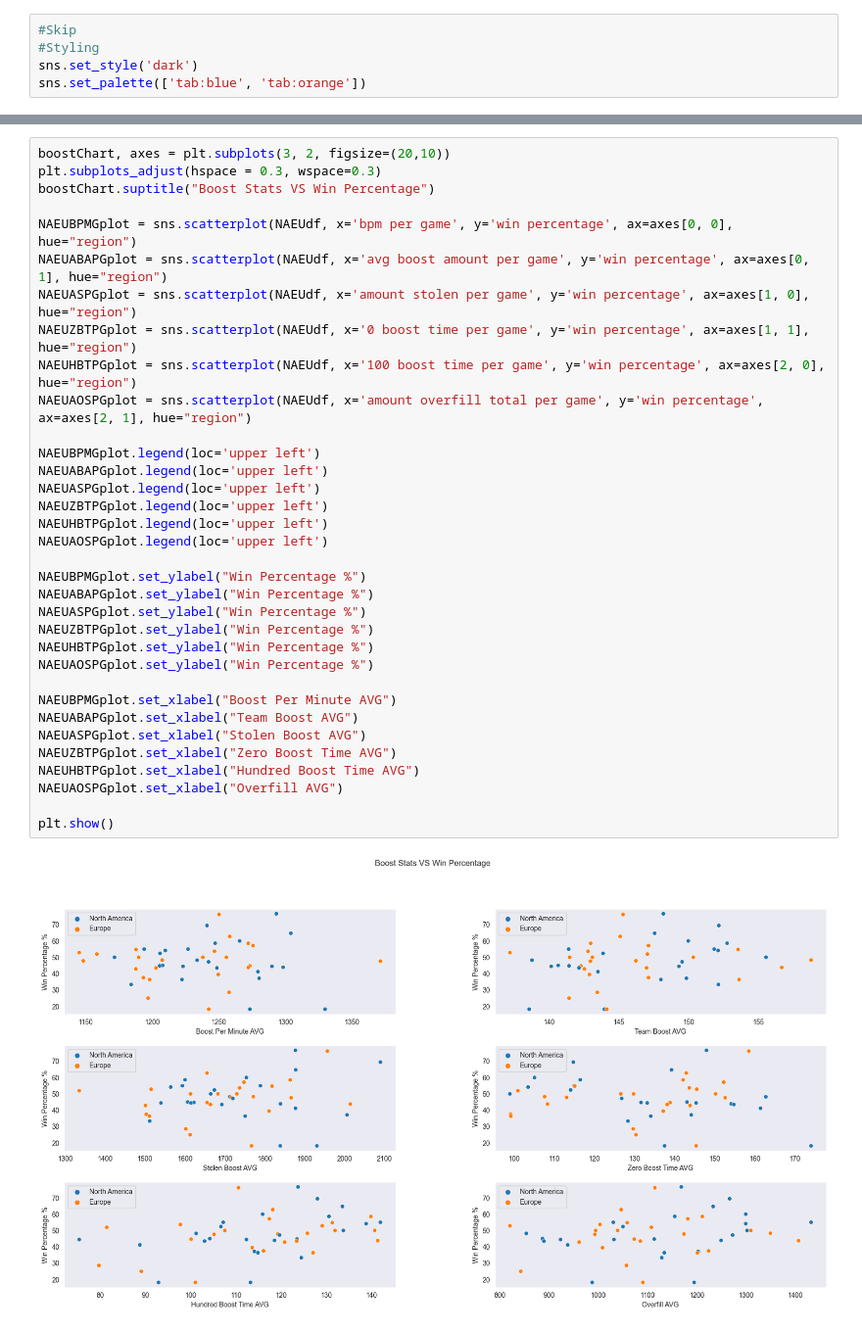
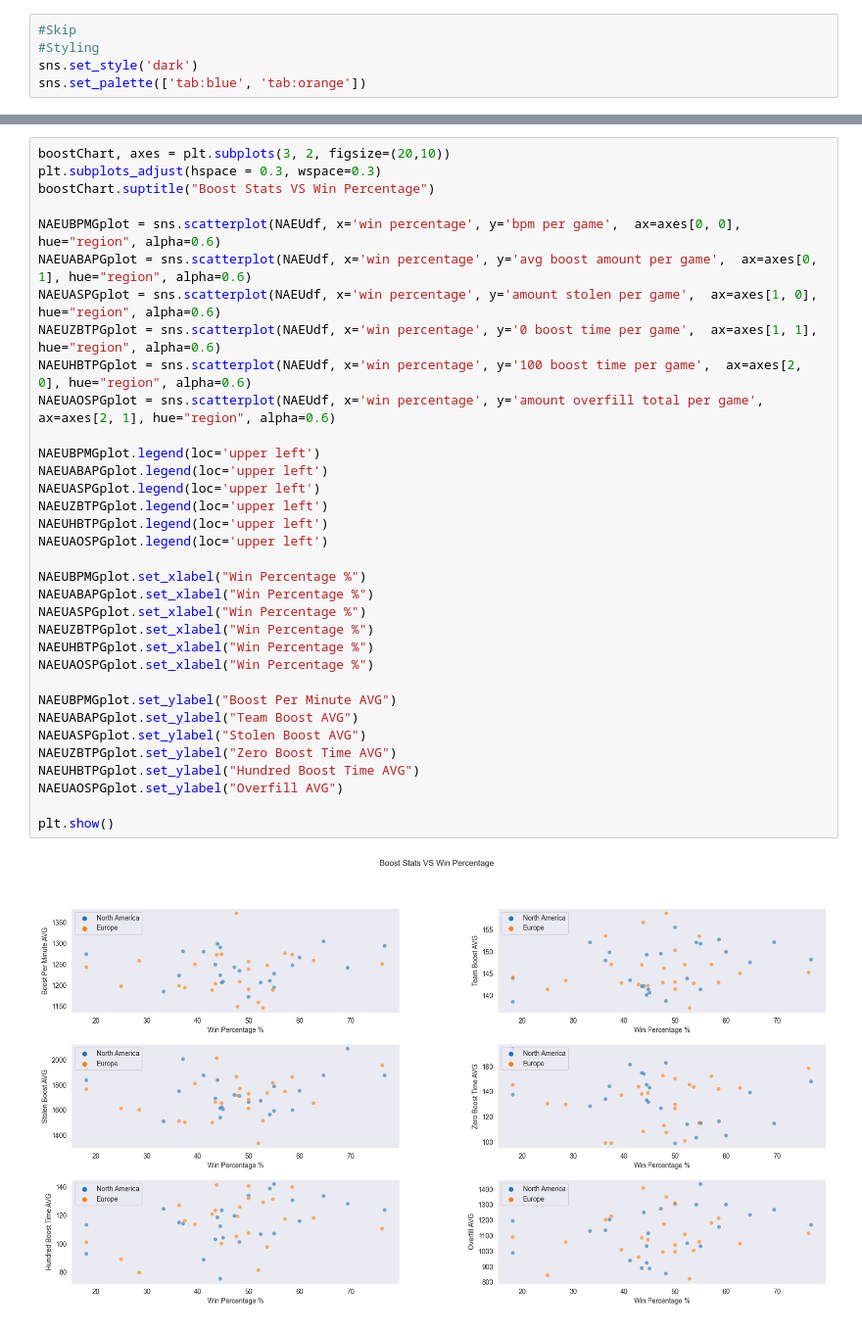
Before and after one commit to dewy413/DataVizFinal, a Jupyter notebook: main.ipynb, the cells around one changed output, grey strips where cells are left out. Shown: that part at 98% size. Drawn from its saved outputs; the diff is of its cells as text.

```diff
--- a/main.ipynb
+++ b/main.ipynb
@@ -68,39 +78,39 @@ plt.show()
 # %%
 boostChart, axes = plt.subplots(3, 2, figsize=(20,10))
 plt.subplots_adjust(hspace = 0.3, wspace=0.3)
 boostChart.suptitle("Boost Stats VS Win Percentage")
 
-NAEUBPMGplot = sns.scatterplot(NAEUdf, x='bpm per game', y='win percentage', ax=axes[0, 0], hue="region")
-NAEUABAPGplot = sns.scatterplot(NAEUdf, x='avg boost amount per game', y='win percentage', ax=axes[0, 1], hue="region")
-NAEUASPGplot = sns.scatterplot(NAEUdf, x='amount stolen per game', y='win percentage', ax=axes[1, 0], hue="region")
-NAEUZBTPGplot = sns.scatterplot(NAEUdf, x='0 boost time per game', y='win percentage', ax=axes[1, 1], hue="region")
-NAEUHBTPGplot = sns.scatterplot(NAEUdf, x='100 boost time per game', y='win percentage', ax=axes[2, 0], hue="region")
-NAEUAOSPGplot = sns.scatterplot(NAEUdf, x='amount overfill total per game', y='win percentage', ax=axes[2, 1], hue="region")
+NAEUBPMGplot = sns.scatterplot(NAEUdf, x='win percentage', y='bpm per game',  ax=axes[0, 0], hue="region", alpha=0.6)
+NAEUABAPGplot = sns.scatterplot(NAEUdf, x='win percentage', y='avg boost amount per game',  ax=axes[0, 1], hue="region", alpha=0.6)
+NAEUASPGplot = sns.scatterplot(NAEUdf, x='win percentage', y='amount stolen per game',  ax=axes[1, 0], hue="region", alpha=0.6)
+NAEUZBTPGplot = sns.scatterplot(NAEUdf, x='win percentage', y='0 boost time per game',  ax=axes[1, 1], hue="region", alpha=0.6)
+NAEUHBTPGplot = sns.scatterplot(NAEUdf, x='win percentage', y='100 boost time per game',  ax=axes[2, 0], hue="region", alpha=0.6)
+NAEUAOSPGplot = sns.scatterplot(NAEUdf, x='win percentage', y='amount overfill total per game',  ax=axes[2, 1], hue="region", alpha=0.6)
 
 NAEUBPMGplot.legend(loc='upper left')
 NAEUABAPGplot.legend(loc='upper left')
 NAEUASPGplot.legend(loc='upper left')
 NAEUZBTPGplot.legend(loc='upper left')
 NAEUHBTPGplot.legend(loc='upper left')
 NAEUAOSPGplot.legend(loc='upper left')
 
-NAEUBPMGplot.set_ylabel("Win Percentage %")
-NAEUABAPGplot.set_ylabel("Win Percentage %")
-NAEUASPGplot.set_ylabel("Win Percentage %")
-NAEUZBTPGplot.set_ylabel("Win Percentage %")
-NAEUHBTPGplot.set_ylabel("Win Percentage %")
-NAEUAOSPGplot.set_ylabel("Win Percentage %")
+NAEUBPMGplot.set_xlabel("Win Percentage %")
+NAEUABAPGplot.set_xlabel("Win Percentage %")
+NAEUASPGplot.set_xlabel("Win Percentage %")
+NAEUZBTPGplot.set_xlabel("Win Percentage %")
+NAEUHBTPGplot.set_xlabel("Win Percentage %")
+NAEUAOSPGplot.set_xlabel("Win Percentage %")
 
-NAEUBPMGplot.set_xlabel("Boost Per Minute AVG")
-NAEUABAPGplot.set_xlabel("Team Boost AVG")
-NAEUASPGplot.set_xlabel("Stolen Boost AVG")
-NAEUZBTPGplot.set_xlabel("Zero Boost Time AVG")
-NAEUHBTPGplot.set_xlabel("Hundred Boost Time AVG")
-NAEUAOSPGplot.set_xlabel("Overfill AVG")
+NAEUBPMGplot.set_ylabel("Boost Per Minute AVG")
+NAEUABAPGplot.set_ylabel("Team Boost AVG")
+NAEUASPGplot.set_ylabel("Stolen Boost AVG")
+NAEUZBTPGplot.set_ylabel("Zero Boost Time AVG")
+NAEUHBTPGplot.set_ylabel("Hundred Boost Time AVG")
+NAEUAOSPGplot.set_ylabel("Overfill AVG")
 
 plt.show()
 # %% [output]
-[figure, old version]
+[figure, new version]
 # %%
 timeChart, axes = plt.subplots(3, 2, figsize=(20,10))
 
```
Also changed, not shown: parts of 7 cells of this notebook.
